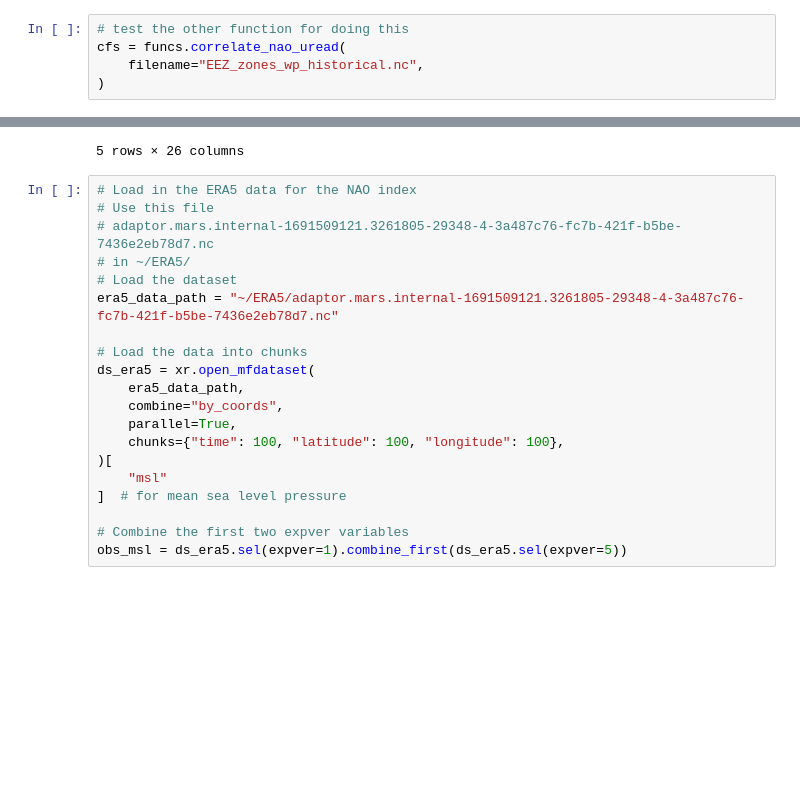
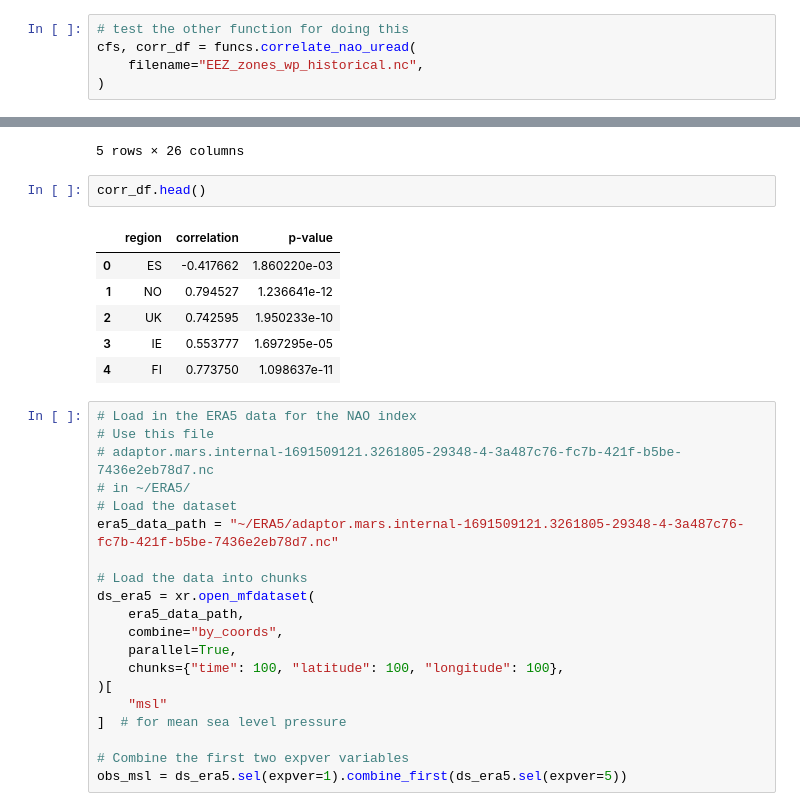
Before and after one commit to benhutchmet/energy-met-corr, a Jupyter notebook: testing-shapefiles.ipynb, the cells around one changed output, grey strips where cells are left out. Saved outputs shown, nothing was run; the diff lists cells and outputs as text; blank space fills up the shorter version.

```diff
--- a/testing-shapefiles.ipynb
+++ b/testing-shapefiles.ipynb
@@ -143,7 +146,7 @@ importlib.reload(funcs)
 <module 'functions_em' from '/home/users/benhutch/energy-met-corr/functions_em.py'>
 # %%
 # test the other function for doing this
-cfs = funcs.correlate_nao_uread(
+cfs, corr_df = funcs.correlate_nao_uread(
     filename="EEZ_zones_wp_historical.nc",
 )
 # %% [output]
@@ -159,6 +161,15 @@ cfs.head()
 | 1967-12-31 | 0.481957 | 0.587782 | 0.627295 | 0.673570 | 0.501746 | 0.498297 | 0.565502 | 0.588240 | 0.576535 | 0.558334 | ... | ... |
 | 1968-12-31 | 0.480453 | 0.593806 | 0.629429 | 0.669331 | 0.508093 | 0.503686 | 0.566467 | 0.591715 | 0.583839 | 0.569484 | ... | ... |
 5 rows × 26 columns
+# %%
+corr_df.head()
+# %% [output]
+|  | region | correlation | p-value |
+| 0 | ES | -0.417662 | 1.860220e-03 |
+| 1 | NO | 0.794527 | 1.236641e-12 |
+| 2 | UK | 0.742595 | 1.950233e-10 |
+| 3 | IE | 0.553777 | 1.697295e-05 |
+| 4 | FI | 0.773750 | 1.098637e-11 |
 # %%
 # Load in the ERA5 data for the NAO index
 # Use this file
```
Also changed, not shown: parts of 2 cells of this notebook, 1 other file.
